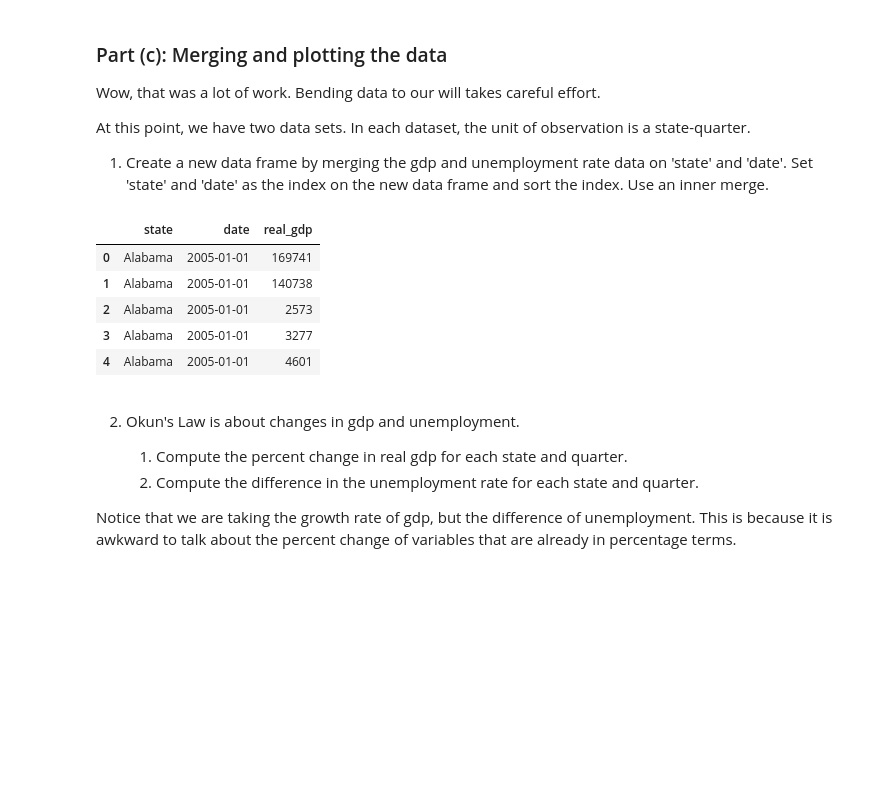
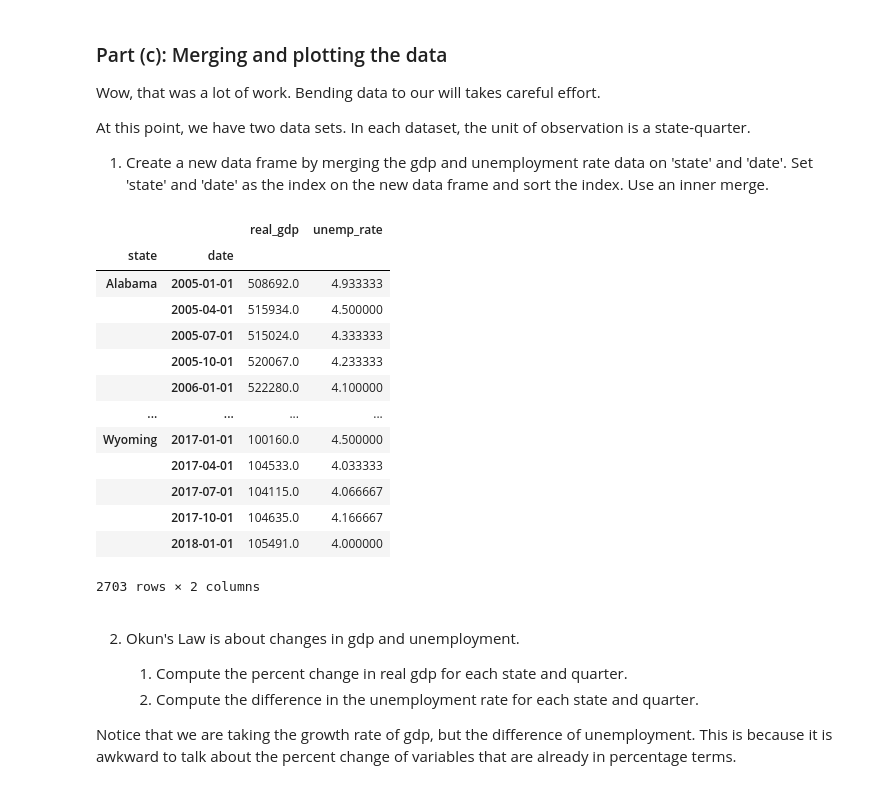
Before and after one commit to messymoose/ECON570, a Jupyter notebook: projects/cp3_f25.ipynb, the cells around one changed output. Saved outputs shown, nothing was run; the diff lists cells and outputs as text; code cells hidden in the pictures; blank space fills up the shorter version.

```diff
--- a/projects/cp3_f25.ipynb
+++ b/projects/cp3_f25.ipynb
@@ -194,3 +209,0 @@ drop_nyla
-# %%
-unemp.rename(columns= {'Unnamed: 1':'state', 'Unnamed: 2': 'year', 'Unnamed: 3': 'month'}, inplace=True)
-unemp.head()
@@ -245,6 +246,3 @@ unemp.head()
      2. Groupby `state` and use `.resample('QS').mean()`
 
 *We are grouping by state. Then, within each group, we are resampling, and taking the mean over the 3 months in each quarter. The 'QS' tells pandas to assign the first day of the quarter ('S' for start) as the date, e.g., 1999-04-01 for the second quarter.*
-# %%
-unemp.set_index('date', inplace=True)
-unemp.head()
@@ -274,0 +249,13 @@ unemp_q.head()
+# %%
+
+unemp_q = (
+    unemp
+    .set_index('date')
+    .groupby('state')['unemp_rate']
+    .resample('QS')
+    .mean()
+    .reset_index()
+    .sort_values(['state','date'])
+    .reset_index(drop=True))
+
+unemp_q.head()
@@ -274,0 +269,3 @@ unemp_q.head()
+# %%
+unemp_q.set_index('date', inplace=True)
+unemp_q.head()
@@ -281,20 +293,27 @@ At this point, we have two data sets. In each dataset, the unit of observation i
 
 1. Create a new data frame by merging the gdp and unemployment rate data on 'state' and 'date'. Set 'state' and 'date' as the index on the new data frame and sort the index. Use an inner merge.
 # %%
-merged = pd.merge(
-    long,
-    unemp_q,
-    on=['state', 'date'],
-    how='inner' #something wronng need unenmp
+merged = (
+    pd.merge(gdp_clean, unemp_q, on=['state', 'date'], how='inner')
+      .set_index(['state', 'date'])
+      .sort_index()
 )
-merged.head()
+merged
 # %% [output]
-|  | state | date | real_gdp |
-| 0 | Alabama | 2005-01-01 | 169741 |
-| 1 | Alabama | 2005-01-01 | 140738 |
-| 2 | Alabama | 2005-01-01 | 2573 |
-| 3 | Alabama | 2005-01-01 | 3277 |
-| 4 | Alabama | 2005-01-01 | 4601 |
+|  |  | real_gdp | unemp_rate |
+| state | date |  |  |
+| Alabama | 2005-01-01 | 508692.0 | 4.933333 |
+|  | 2005-04-01 | 515934.0 | 4.500000 |
+|  | 2005-07-01 | 515024.0 | 4.333333 |
+|  | 2005-10-01 | 520067.0 | 4.233333 |
+|  | 2006-01-01 | 522280.0 | 4.100000 |
+| ... | ... | ... | ... |
+| Wyoming | 2017-01-01 | 100160.0 | 4.500000 |
+|  | 2017-04-01 | 104533.0 | 4.033333 |
+|  | 2017-07-01 | 104115.0 | 4.066667 |
+|  | 2017-10-01 | 104635.0 | 4.166667 |
+|  | 2018-01-01 | 105491.0 | 4.000000 |
+2703 rows × 2 columns
 # %% [markdown]
 2. Okun's Law is about changes in gdp and unemployment.
 
```
Also changed, not shown: parts of 23 cells of this notebook.
